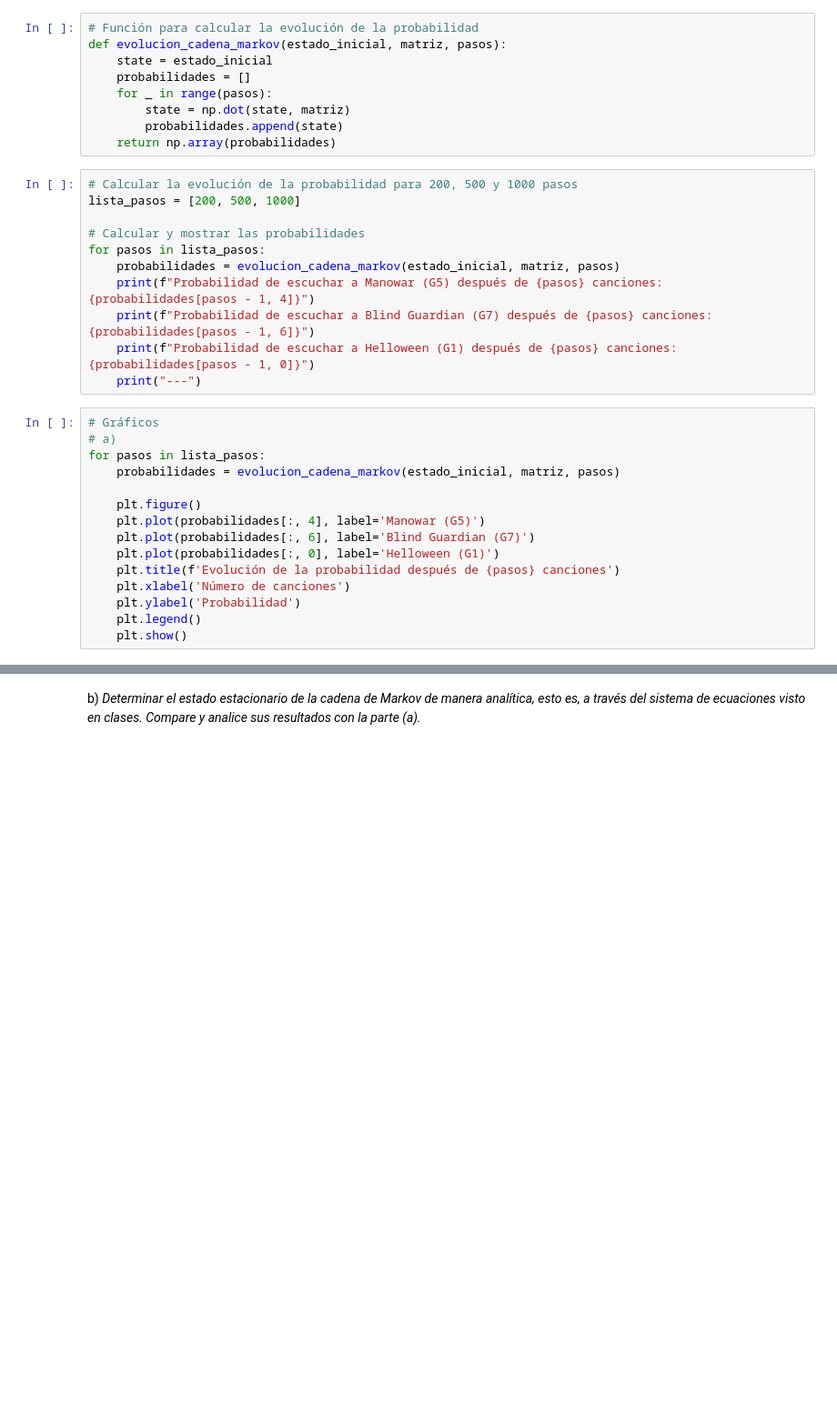
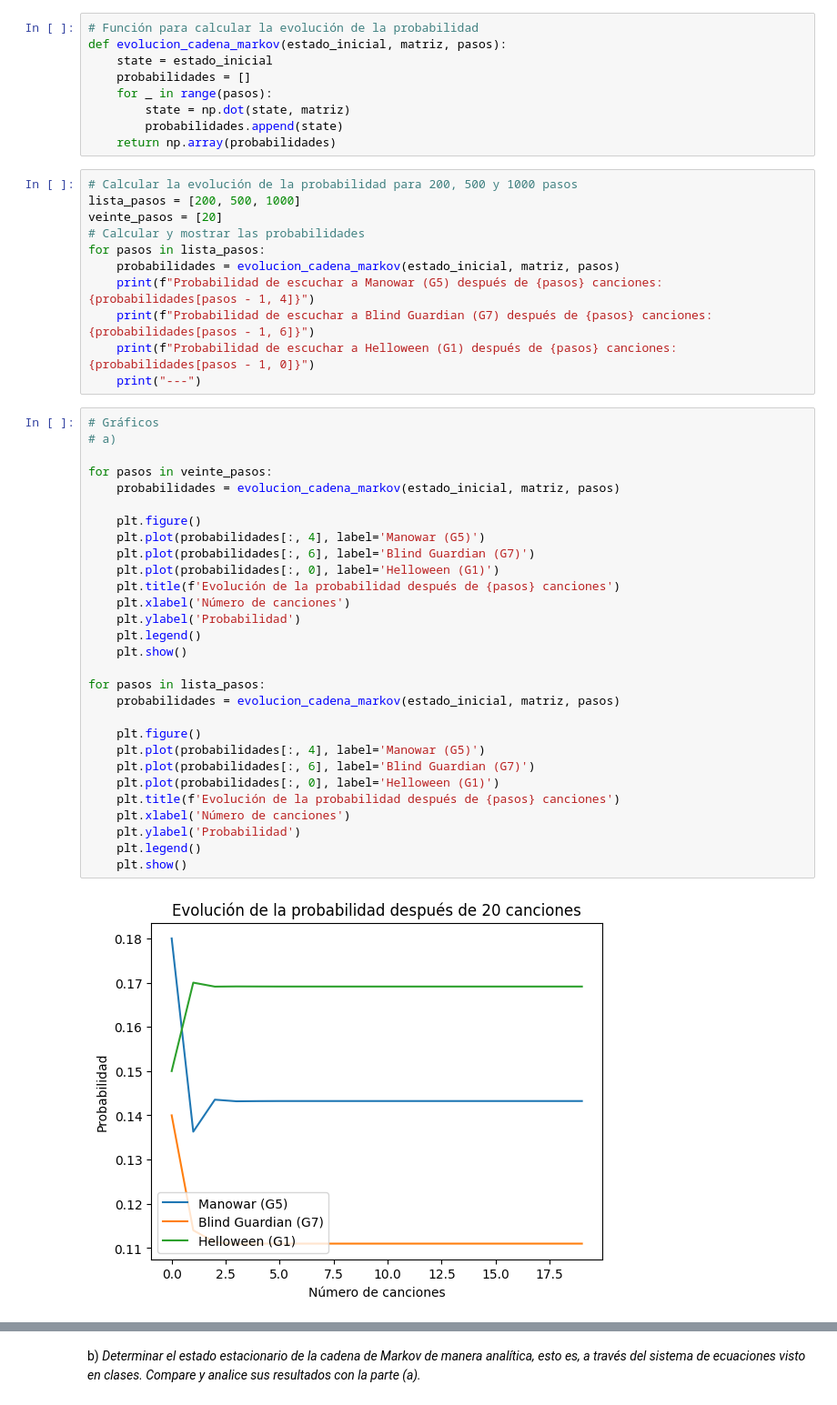
Before and after one commit to katarro/Tarea-1-Ia, a Jupyter notebook: Copia_de_Tarea_1_Ia.ipynb, the cells around one changed output, grey strips where cells are left out. Shown at 91% size. Cells and saved outputs as stored; diff of their text form; blank space fills up the shorter version.

```diff
--- a/Copia_de_Tarea_1_Ia.ipynb
+++ b/Copia_de_Tarea_1_Ia.ipynb
@@ -344,7 +338,7 @@ def evolucion_cadena_markov(estado_inicial, matriz, pasos):
 # %%
 # Calcular la evolución de la probabilidad para 200, 500 y 1000 pasos
 lista_pasos = [200, 500, 1000]
-
+veinte_pasos = [20]
 # Calcular y mostrar las probabilidades
 for pasos in lista_pasos:
     probabilidades = evolucion_cadena_markov(estado_inicial, matriz, pasos)
@@ -355,15 +349,31 @@ for pasos in lista_pasos:
 # %%
 # Gráficos
 # a)
+
+for pasos in veinte_pasos:
+    probabilidades = evolucion_cadena_markov(estado_inicial, matriz, pasos)
+
+    plt.figure()
+    plt.plot(probabilidades[:, 4], label='Manowar (G5)')
+    plt.plot(probabilidades[:, 6], label='Blind Guardian (G7)')
+    plt.plot(probabilidades[:, 0], label='Helloween (G1)')
+    plt.title(f'Evolución de la probabilidad después de {pasos} canciones')
+    plt.xlabel('Número de canciones')
+    plt.ylabel('Probabilidad')
+    plt.legend()
+    plt.show()
+
 for pasos in lista_pasos:
     probabilidades = evolucion_cadena_markov(estado_inicial, matriz, pasos)
 
     plt.figure()
     plt.plot(probabilidades[:, 4], label='Manowar (G5)')
     plt.plot(probabilidades[:, 6], label='Blind Guardian (G7)')
     plt.plot(probabilidades[:, 0], label='Helloween (G1)')
     plt.title(f'Evolución de la probabilidad después de {pasos} canciones')
     plt.xlabel('Número de canciones')
     plt.ylabel('Probabilidad')
     plt.legend()
     plt.show()
+# %% [output]
+[figure, added]
```
Also changed, not shown: parts of 7 cells of this notebook.
